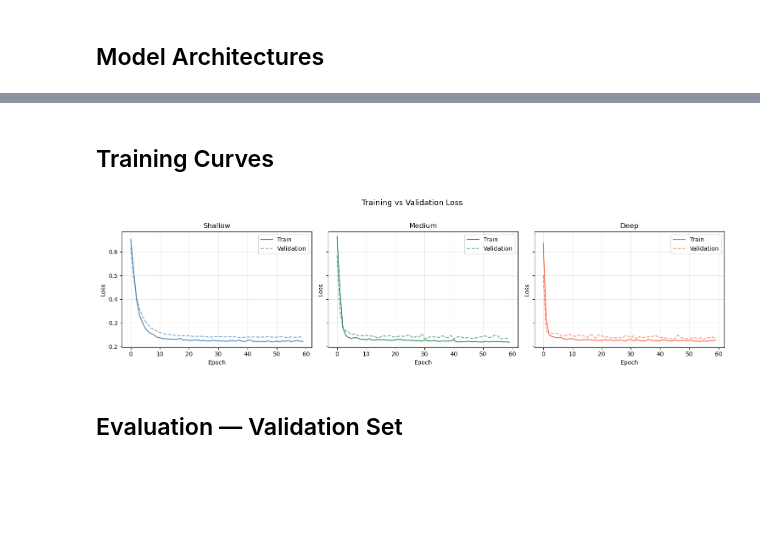
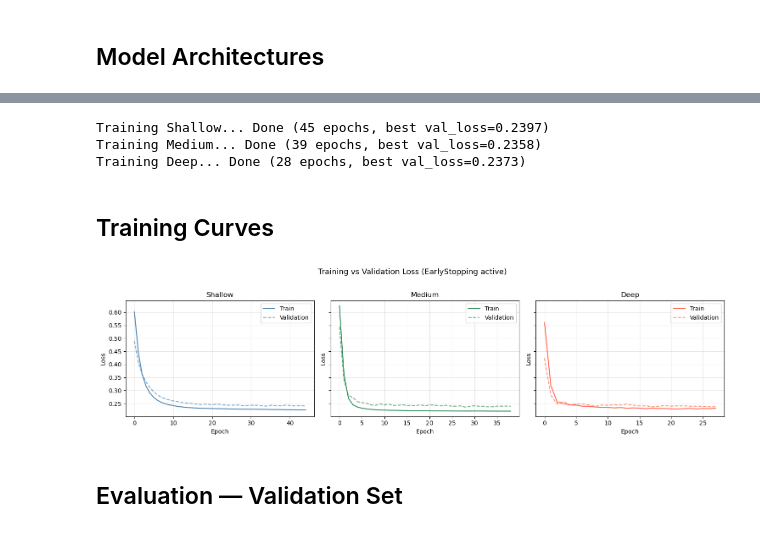
Before and after one commit to tarekhatib/shortlistr.ai, a Jupyter notebook: DL/modelselection.ipynb, the cells around one changed output, grey strips where cells are left out. Saved outputs shown, nothing was run; the diff lists cells and outputs as text; code cells hidden in the pictures; blank space fills up the shorter version.

Commit message:
Use keras instead of hard coded in DL

```diff
--- a/DL/modelselection.ipynb
+++ b/DL/modelselection.ipynb
@@ -162,24 +125,69 @@ Done.
+# %%
+def compile_and_train(model):
+    model.compile(
+        optimizer=keras.optimizers.legacy.Adam(learning_rate=0.001),
+        loss="binary_crossentropy",
+        metrics=[
+            "accuracy",
+            keras.metrics.AUC(name="auc"),
+            keras.metrics.Precision(name="precision"),
+            keras.metrics.Recall(name="recall"),
+        ],
+    )
+    return model.fit(
+        X_train_s, y_train_arr,
+        validation_data=(X_val_s, y_val_arr),
+        epochs=100,
+        batch_size=256,
+        class_weight=class_weight_dict,
+        callbacks=[
+            callbacks.EarlyStopping(
+                monitor="val_loss",
+                patience=10,
+                restore_best_weights=True,
+                verbose=0,
+            ),
+            callbacks.ReduceLROnPlateau(
+                monitor="val_loss",
+                factor=0.5,
+                patience=5,
+                min_lr=1e-6,
+                verbose=0,
+            ),
+        ],
+        verbose=0,
+    )
+
+histories = {}
+for name, model in [("Shallow", shallow), ("Medium", medium), ("Deep", deep)]:
+    print(f"Training {name}...", end=" ")
+    hist = compile_and_train(model)
+    histories[name] = hist
+    epochs_run = len(hist.history["loss"])
+    best_val   = min(hist.history["val_loss"])
+    print(f"Done ({epochs_run} epochs, best val_loss={best_val:.4f})")
+# %% [output]
+Training Shallow... Done (45 epochs, best val_loss=0.2397)
+Training Medium... Done (39 epochs, best val_loss=0.2358)
+Training Deep... Done (28 epochs, best val_loss=0.2373)
 # %% [markdown]
 ## Training Curves
 # %%
 fig, axes = plt.subplots(1, 3, figsize=(15, 4), sharey=True)
-configs = [
-    ("Shallow",  hist_shallow, "steelblue"),
-    ("Medium",   hist_medium,  "seagreen"),
-    ("Deep",     hist_deep,    "tomato"),
-]
-for ax, (name, hist, color) in zip(axes, configs):
-    ax.plot(hist["train_loss"], label="Train",      color=color)
-    ax.plot(hist["val_loss"],   label="Validation", color=color, linestyle="--", alpha=0.7)
+configs = [("Shallow", "steelblue"), ("Medium", "seagreen"), ("Deep", "tomato")]
+for ax, (name, color) in zip(axes, configs):
+    h = histories[name].history
+    ax.plot(h["loss"],     label="Train",      color=color)
+    ax.plot(h["val_loss"], label="Validation", color=color, linestyle="--", alpha=0.7)
     ax.set_title(name)
     ax.set_xlabel("Epoch")
     ax.set_ylabel("Loss")
     ax.legend()
     ax.grid(alpha=0.3)
-plt.suptitle("Training vs Validation Loss", fontsize=13, y=1.02)
+plt.suptitle("Training vs Validation Loss (EarlyStopping active)", fontsize=13, y=1.02)
 plt.tight_layout()
 plt.show()
 # %% [output]
-[figure, old version]
+[figure, new version]
 # %% [markdown]
 ## Evaluation — Validation Set
```
Also changed, not shown: parts of 11 cells of this notebook, 3 other files.
